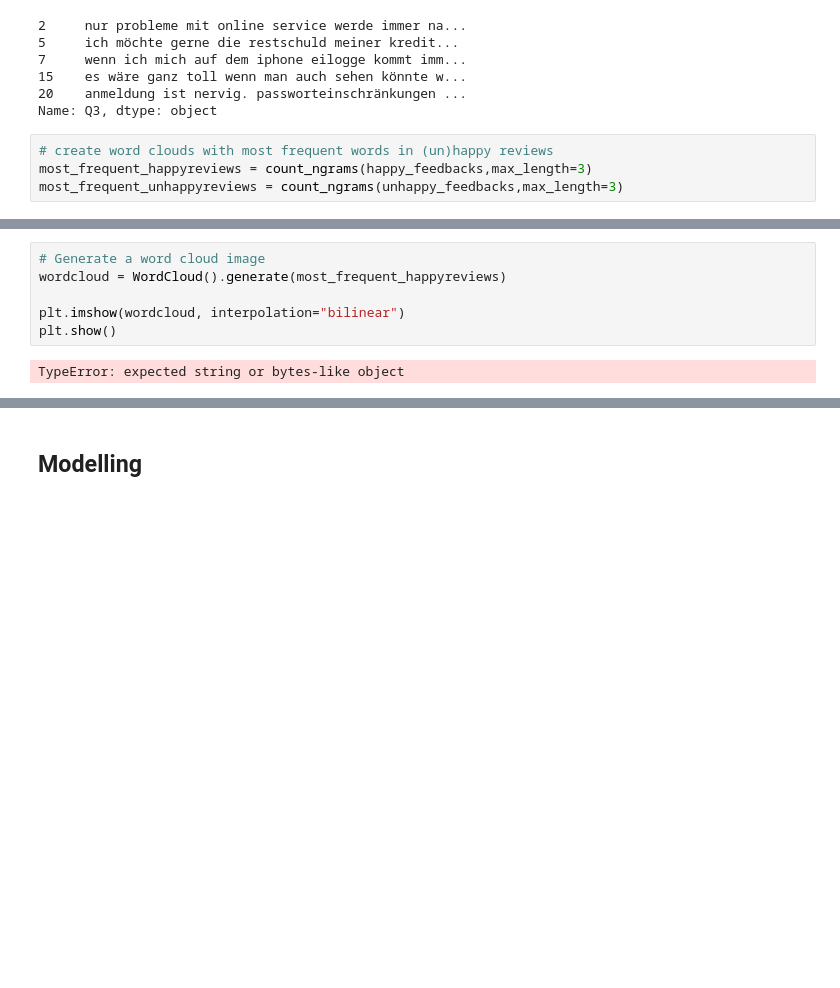
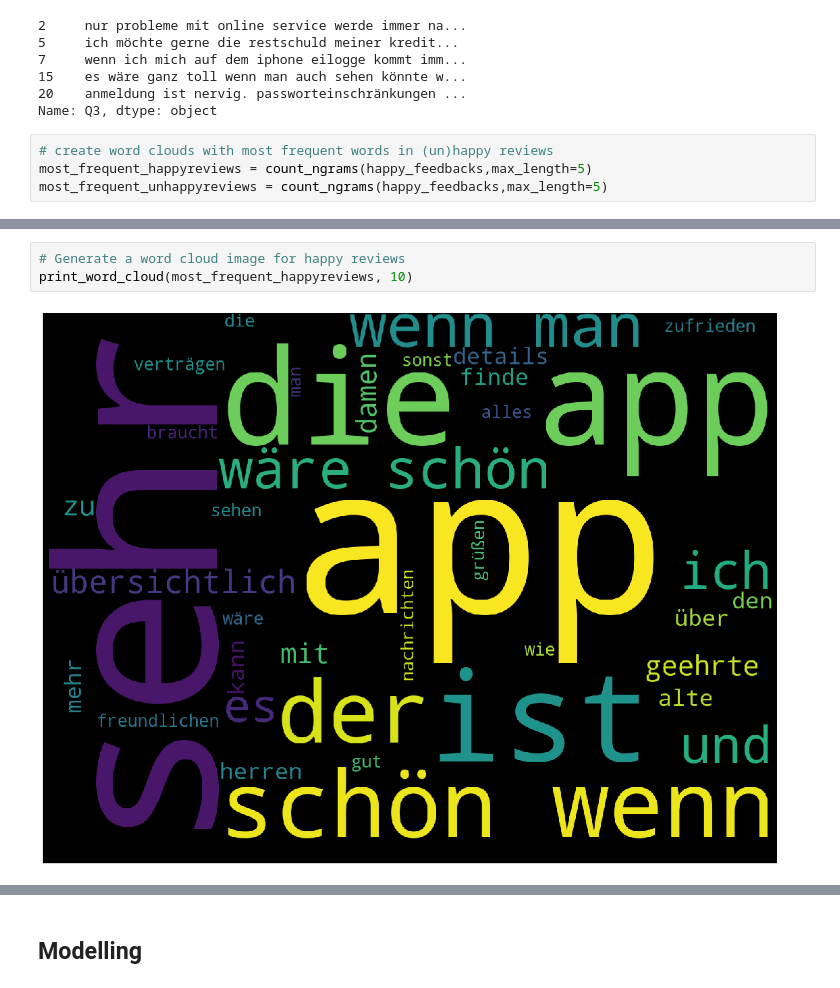
Before and after one commit to MatthiasMM/feedback_classification, a Jupyter notebook: customer_feedback_naiively_classified.ipynb, the cells around one changed output, grey strips where cells are left out. Cells and saved outputs as stored; diff of their text form; blank space fills up the shorter version.

```diff
--- a/customer_feedback_naiively_classified.ipynb
+++ b/customer_feedback_naiively_classified.ipynb
@@ -328,8 +344,8 @@ unhappy_feedbacks.head()
 Name: Q3, dtype: object
 # %%
 # create word clouds with most frequent words in (un)happy reviews
-most_frequent_happyreviews = count_ngrams(happy_feedbacks,max_length=3)
-most_frequent_unhappyreviews = count_ngrams(unhappy_feedbacks,max_length=3)
+most_frequent_happyreviews = count_ngrams(happy_feedbacks,max_length=5)
+most_frequent_unhappyreviews = count_ngrams(happy_feedbacks,max_length=5)
 # %%
 print_most_frequent(most_frequent_happyreviews, num= 10)
 # %% [output]
@@ -373,8 +389,5 @@ der app nicht: 12
 # %%
-# Generate a word cloud image
-wordcloud = WordCloud().generate(most_frequent_happyreviews)
-
-plt.imshow(wordcloud, interpolation="bilinear")
-plt.show()
+# Generate a word cloud image for happy reviews
+print_word_cloud(most_frequent_happyreviews, 10)
 # %% [output]
-TypeError: expected string or bytes-like object
+[figure, added]
```
Also changed, not shown: parts of 35 cells of this notebook.
